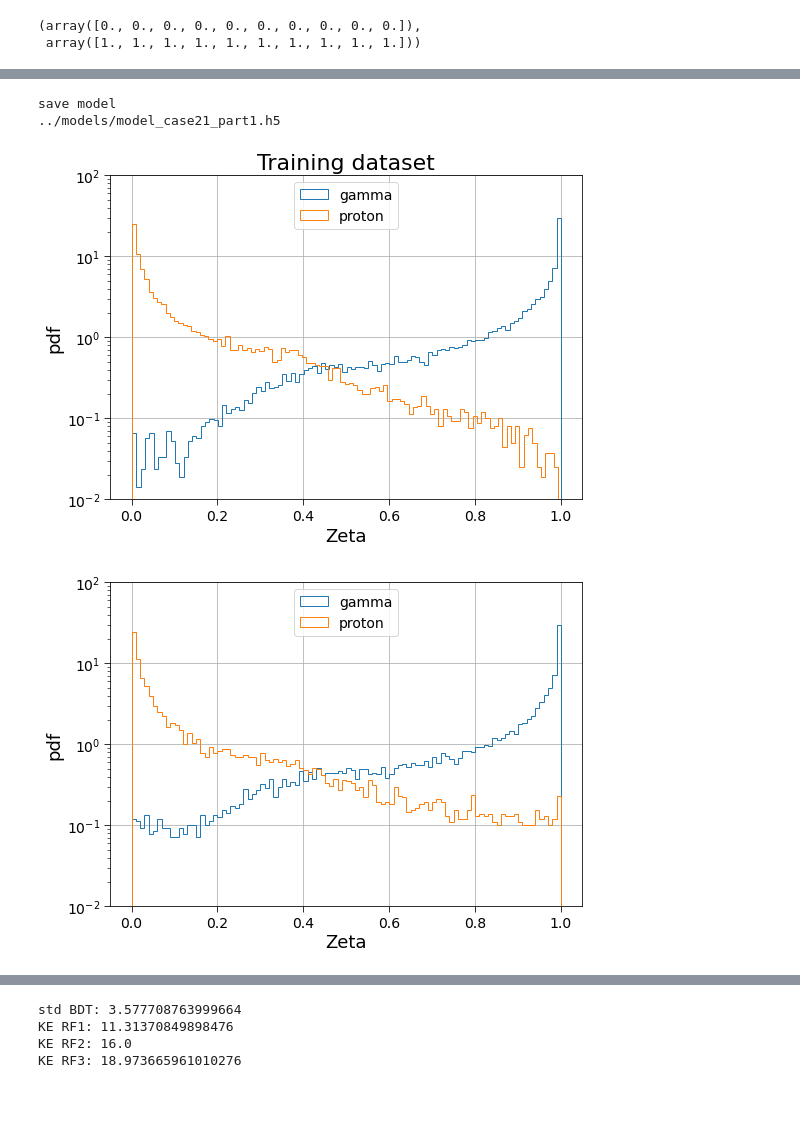
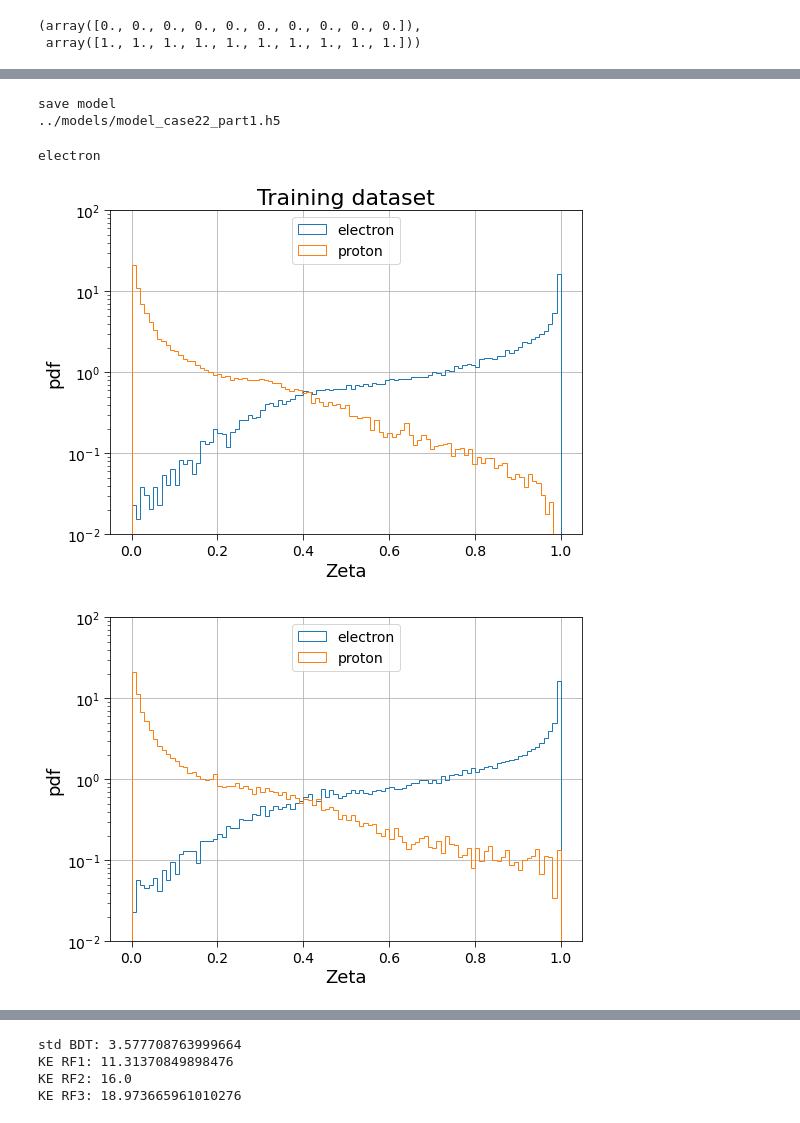
Before and after one commit to dima137/iact_dnn, a Jupyter notebook: iact_CNN/notebooks/iact_cnn_test.ipynb, the cells around one changed output, grey strips where cells are left out. Drawn from its saved outputs; the diff is of its cells as text; code cells hidden in the pictures.

```diff
--- a/iact_CNN/notebooks/iact_cnn_test.ipynb
+++ b/iact_CNN/notebooks/iact_cnn_test.ipynb
@@ -35,7 +35,7 @@ def get_max_Q(fpr, tpr):
     Qmax = Rg / np.sqrt(Rp)
     return imax, Rg, Rp, Qmax
 # %%
-case = 21
+case = 22
 # temporary hack - in future load dicts for different cases
 # baseline model for E > 1 TeV
 cdict = {'mode':'mono',
@@ -106,7 +106,7 @@ if case == 10:
 
 if case == 21:
     cdict['tel'] = None
-    cdict['epochs'] = 10
+    cdict['epochs'] = 20
     cdict['dropout_rate'] = 0.2
     cdict['load_model'] = None
     cdict['n_events'] = 10**4
@@ -114,9 +114,24 @@ if case == 21:
                        'camera_frame_hillas_r':{'min':0, 'max':1, 'collapse_method':np.mean},
                        'true_energy':{'min':1., 'max':4., 'collapse_method':np.mean},}
     cdict['two_step'] = 0
-    cdict['model_events'] = {'proton':5*10**4, 'gamma':5*10**4} # 'proton', 'gamma-diffuse', 'electron'
-    cdict['folder_square'] = '/home/saturn/caph/mpp228/HESS_data/HESS_data_MC/sim_telarray/\
-phase2d/sim_telarray/phase2d/0.0deg/Data_square/'
+    cdict['model_events'] = {'proton':7*10**4, 'electron':7*10**4} # 'proton', 'gamma-diffuse', 'electron'
+    cdict['folder_square'] = '/home/saturn/caph/mpp228/HESS_data/HESS_data_MC/sim_telarray/phase2d/NSB1.00/\
+Desert/Proton_Electron_Gamma-diffuse/20deg/180deg/0.0deg-ws0/Data_square/'
+if case == 22:
+    # the same as 21 but with min size of 160 as in zeta_hard configuration in S.Ohms thesis
+    cdict['tel'] = None
+    cdict['epochs'] = 20
+    cdict['dropout_rate'] = 0.2
+    cdict['load_model'] = None
+    cdict['n_events'] = 10**4
+    cdict['mask_dict'] = {'camera_frame_hillas_intensity':{'min':160, 'max':10000, 'collapse_method':np.mean},
+                       'camera_frame_hillas_r':{'min':0, 'max':1, 'collapse_method':np.mean},
+                       'true_energy':{'min':1., 'max':4., 'collapse_method':np.mean},}
+    cdict['two_step'] = 0
+    cdict['model_events'] = {'proton':7*10**4, 'electron':7*10**4} # 'proton', 'gamma-diffuse', 'electron'
+    cdict['folder_square'] = '/home/saturn/caph/mpp228/HESS_data/HESS_data_MC/sim_telarray/phase2d/NSB1.00/\
+Desert/Proton_Electron_Gamma-diffuse/20deg/180deg/0.0deg-ws0/Data_square/'
+
 #date = datetime.datetime.now().strftime("%Y%m%d-%H%M%S")
 #date = log_dir.split('/')[-1]
 # %%
@@ -536,40 +548,46 @@ if save_model and cdict['load_model'] is None:
     model.save(mdl_fn_part1)
 # %% [output]
 save model
-../models/model_case21_part1.h5
+../models/model_case22_part1.h5
 # %%
+for evtype in cdict['model_events']:
+    if evtype != 'proton': break
+print(evtype)
 if test_train:
     train_labels = y_train.astype(bool)
     y_pred_train = model.predict(x_train)
     plt.figure()
-    ghist = plt.hist(y_pred_train[train_labels], alpha=1, bins=100, density=True, log=True, histtype='step', label='gamma')
-    phist = plt.hist(y_pred_train[~train_labels], alpha=1, bins=100, density=True, log=True, histtype='step', label='proton')
+    ghist = plt.hist(y_pred_train[train_labels], alpha=1, bins=100, density=True, log=True, histtype='step',
+                     label=evtype)
+    phist = plt.hist(y_pred_train[~train_labels], alpha=1, bins=100, density=True, log=True, histtype='step',
+                     label='proton')
     plt.xlabel('Zeta')
     plt.ylabel('pdf')
     plt.legend(loc='upper center')
     plt.grid()
     plt.ylim(0.01, 100)
     plt.title('Training dataset')
     if save_plots:
-        plt.savefig(plots_folder + 'gamma-hadron_zeta_%s_train_step1.pdf' % model_descr_str)
+        plt.savefig(plots_folder + '%s-hadron_zeta_%s_train_step1.pdf' % (evtype, model_descr_str))
 
 
 test_labels = y_test.astype(bool)
 y_pred = model.predict(x_test)
 
 plt.figure()
-ghist = plt.hist(y_pred[test_labels], alpha=1, bins=100, density=True, log=True, histtype='step', label='gamma')
+ghist = plt.hist(y_pred[test_labels], alpha=1, bins=100, density=True, log=True, histtype='step', label=evtype)
 phist = plt.hist(y_pred[~test_labels], alpha=1, bins=100, density=True, log=True, histtype='step', label='proton')
 plt.xlabel('Zeta')
 plt.ylabel('pdf')
 plt.legend(loc='upper center')
 plt.grid()
 plt.ylim(0.01, 100)
 if save_plots:
-    plt.savefig(plots_folder + 'gamma-hadron_zeta_%s_test_step1.pdf' % model_descr_str)
+    plt.savefig(plots_folder + '%s-hadron_zeta_%s_test_step1.pdf' % (evtype, model_descr_str))
 # %% [output]
+electron
-[figure, old version]
+[figure, new version]
-[figure, old version]
+[figure, new version]
 # %%
 if test_train:
     fpr_train, tpr_train, thresholds_train = roc_curve(y_train, y_pred_train)
```
Also changed, not shown: parts of 27 cells of this notebook, 4 other files.
